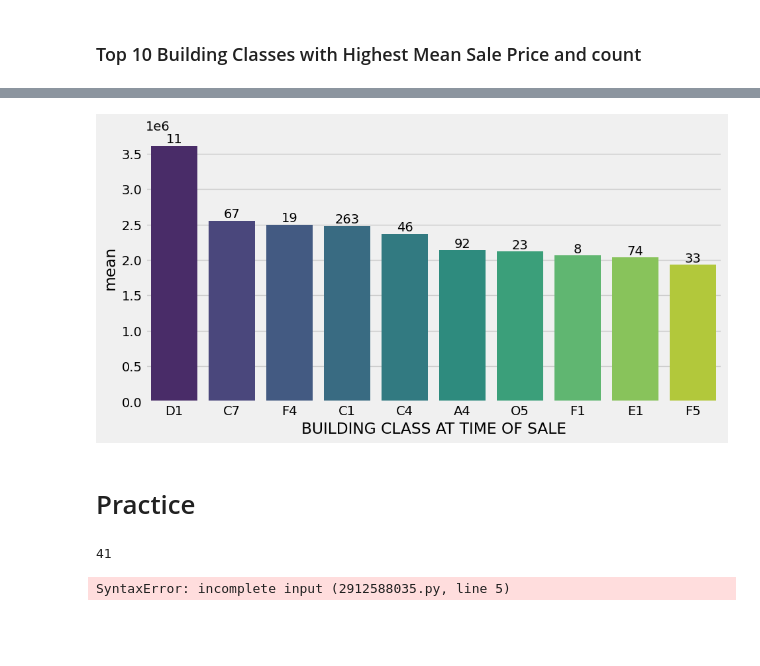
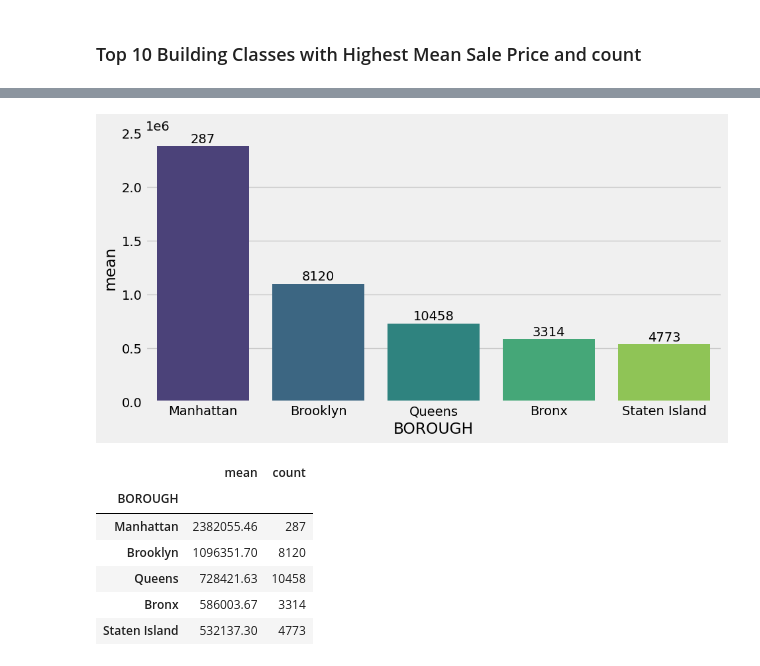
Before and after one commit to KanAfridi/Exploratory-Data-Analysis-With-Python, a Jupyter notebook: NYC Rolling Sales/nyc-rolling-sales.ipynb, the cells around one changed output, grey strips where cells are left out. Drawn from its saved outputs; the diff is of its cells as text; code cells hidden in the pictures; blank space fills up the shorter version.

```diff
--- a/NYC Rolling Sales/nyc-rolling-sales.ipynb
+++ b/NYC Rolling Sales/nyc-rolling-sales.ipynb
@@ -300,5 +316,5 @@ plt.show()
 # %%
-df = df[df['TOTAL UNITS'] < 200]
+df = df[df['TOTAL UNITS'] < 20]
 # %%
 year_not_zero = df[df['YEAR BUILT'] !=0]
 sns.displot(year_not_zero['YEAR BUILT'], rug=True)
@@ -324,0 +354,2 @@ df =df[df['LAND SQUARE FEET'] < 50000]
+# %%
+df = df[df['LAND SQUARE FEET'] > 500]
@@ -467,2 +502,4 @@ plt.show()
 # %% [markdown]
 ### Which building class categories ('BUILDING CLASS CATEGORY') are most common?
+# %%
+df = df.reset_index()
@@ -469,9 +516,15 @@ plt.show()
 # %%
-building_class_distribution = df['BUILDING CLASS CATEGORY'].value_counts().head(7)
+plt.figure(figsize=(12, 7))
 
-plt.figure(figsize=(12, 7))
-sns.barplot(x=building_class_distribution.values, y=building_class_distribution.index, order=building_class_distribution.index, palette="viridis")
-plt.title('7 Most Common Building Class Categories')
+building_class_mean_count = df.groupby('BUILDING CLASS CATEGORY')['SALE PRICE'].agg(['mean', 'count']).sort_values(by = 'count', ascending=False).head(7)
+
+sns.barplot(x=building_class_mean_count['count'], y=building_class_mean_count.index,
+            order=building_class_mean_count.index, palette="viridis")
+
+for i, (count, mean) in enumerate(zip(building_class_mean_count['count'], building_class_mean_count['mean'])):
+    plt.text(count + 6, i, f'{mean:.2f}', ha='left', va='center', size=15)
+
+plt.title('7 Most Common Building Class Categories along with Mean', y=1.04)
 plt.xlabel('Number of Properties')
 plt.show()
 # %% [output]
@@ -539,28 +601,22 @@ plt.show()
 # %%
 plt.figure(figsize=(10, 5))
-HMPrice = df.groupby('BUILDING CLASS AT TIME OF SALE')['SALE PRICE'].agg(['mean', 'count']).sort_values('mean', ascending=False)
+HMPrice = df.groupby('BOROUGH')['SALE PRICE'].agg(['mean', 'count']).sort_values('mean', ascending=False)
 highMeanP = HMPrice[HMPrice['count']>5].head(10)
 
 sns.barplot(x=highMeanP.index, y=highMeanP['mean'], order=
             highMeanP.index, palette='viridis')
 
 for i, (mean, count) in enumerate(zip(highMeanP['mean'], highMeanP['count'])):
         plt.text(i, count + mean, f'{count}', ha='center', va='bottom')
 
 plt.show()
+highMeanP
 # %% [output]
-[figure, old version]
+[figure, new version]
+|  | mean | count |
+| BOROUGH |  |  |
+| Manhattan | 2382055.46 | 287 |
+| Brooklyn | 1096351.70 | 8120 |
+| Queens | 728421.63 | 10458 |
+| Bronx | 586003.67 | 3314 |
+| Staten Island | 532137.30 | 4773 |
-# %% [markdown]
-# Practice
-# %%
-len(df['BUILDING CLASS CATEGORY'].unique())
-# %% [output]
-41
-# %%
-with_zero_count = df.groupby('BUILDING CLASS AT TIME OF SALE')['SALE PRICE'].agg(['mean', 'count', 'sum']).sort_values('sum', ascending=False)
-filtered_df = with_zero_count[with_zero_count['count'] > 0]
-
-for index, row in filtered_df.iterrows():
-    #print(f"Building Class: {index}\nMean: {row['mean'].round()}, Count: {row['count']}, Sum: {row['sum']}\n")
-# %% [output]
-SyntaxError: incomplete input (2912588035.py, line 5)
```
Also changed, not shown: parts of 39 cells of this notebook, 3 other files.
